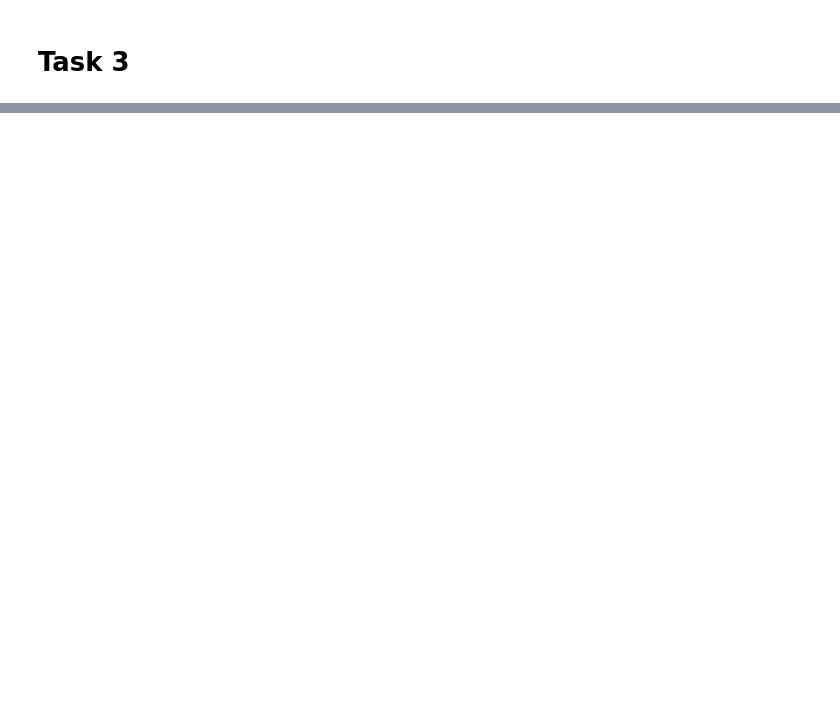
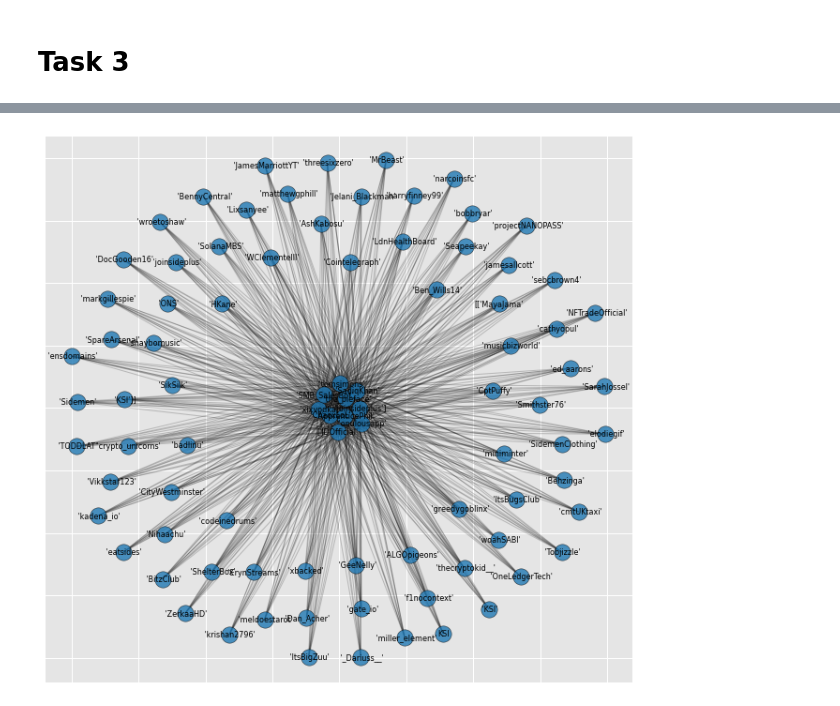
Before and after one commit to a-curious-coder/twitter-api-data-science, a Jupyter notebook: twitter_data_analysis.ipynb, the cells around one changed output, grey strips where cells are left out. Drawn from its saved outputs; the diff is of its cells as text; code cells hidden in the pictures; blank space fills up the shorter version.

Commit message:
Network Analysis

```diff
--- a/twitter_data_analysis.ipynb
+++ b/twitter_data_analysis.ipynb
@@ -475,9 +460,11 @@ generate_word_clouds(names)
 # Task 3
 # %%
 import networkx as nx
-df = get_users_twitter_data(['KSI'], 100)
+
+# Get the 'mention' data for the specified user
 user = 'KSI'
-# Get the 'mention' data for the specified user
+df = get_users_twitter_data([user], 100)
+
 # Calculate total tweets we're deriving the following information from
 tweet_count = len(df[df['User'] == user])
 # Get the 'mention' data for the specified user
@@ -511,0 +530,75 @@ filmusic_ksi                 1
+# %%
+# friends = []
+# count = 0
+# print("started")
+user_friends = []
+friend_friends = [[]]
+n = 10
+count = 0
+# Collect top 50 friends / following accounts from KSI account
+# names = ["KSI", "KSICrypto", "TheRock"]
+for name in names:
+    # For each person the user 'name' is following (up to n)
+    for user in tweepy.Cursor(api.get_friends, screen_name="KSI").items(n):
+        # Append that users name to list
+        user_friends.append(user.screen_name)
+        # For each person this user is following (up to n)
+        for friend in tweepy.Cursor(api.get_friends, screen_name=user.screen_name).items(n):
+            # append friend to inner list of 2D list (each element represents a user's following list)
+            friend_friends[count].append(friend.screen_name)
+
+    # Save user's friends to text file
+    with open(f"{name}_account.txt", "w") as output:
+        output.write(str(user_friends))
+    # Save user's friends' friends to text file
+    with open(f"{name}_account_friends.txt", "w") as output:
+        output.write(str(friend_friends))
+
+    df = pd.DataFrame()
+    text_file = open(f"{name}_account.txt", "r")
+    user_friends = text_file.read().split(',')
+    text_file.close()
+
+    text_file = open(f"{name}_account_friends.txt", "r")
+    friend_friends = text_file.read().split(',')
+    text_file.close()
+
+    for i in user_friends:
+        if "[" in i or "]" in i:
+            i.replace("[", "").replace("]", "")
+    for i in friend_friends:
+        if "[" in i or "]" in i:
+            i.replace("[", "").replace("]", "")
+
+
+    # Create new column called friends populated with friends' list of values
+    df["friends"] = user_friends
+    df.insert(0, "user", "KSI")
+    for friend in user_friends:
+        temp1 = []
+        temp2 = []
+        temp = pd.DataFrame()
+        for friend2 in friend_friends:
+            temp1.append(friend)
+            temp2.append(friend2)
+        temp["user"] = temp1
+        temp["friends"] = temp2
+        df = df.append(temp, ignore_index=True)
+
+    # df.shape
+    # df
+    # Insert new column: "User" with value "KSI" at index 0
+    G = nx.from_pandas_edgelist(df, 'user', 'friends') #Turn df into graph
+    pos = nx.spring_layout(G) #specify layout for visual
+
+    # Create the graph with the data we've just created/generated
+    f, ax = plt.subplots(figsize=(10, 10))
+    # Type of plot
+    plt.style.use('ggplot')
+    # Takes G (The graph), pos (layout style) and alpha (transparency of each node) as parameter to draw network
+    nodes = nx.draw_networkx_nodes(G, pos, alpha=0.8)
+    nodes.set_edgecolor('k')
+    nx.draw_networkx_labels(G, pos, font_size=8)
+    nx.draw_networkx_edges(G, pos, width=1.0, alpha=0.2)
+    plt.savefig("Graph.png", format="PNG")
+# %% [output]
@@ -511,0 +606 @@ filmusic_ksi                 1
+[figure, added]
```
Also changed, not shown: parts of 11 cells of this notebook, 6 other files.
